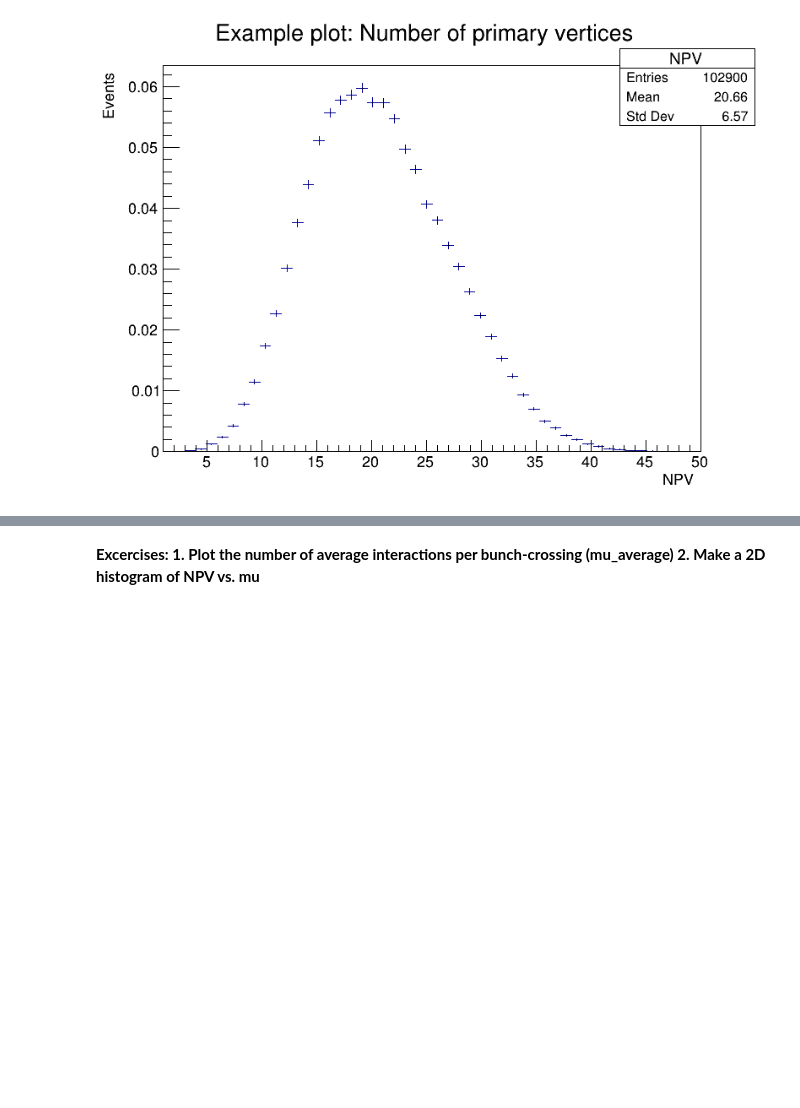
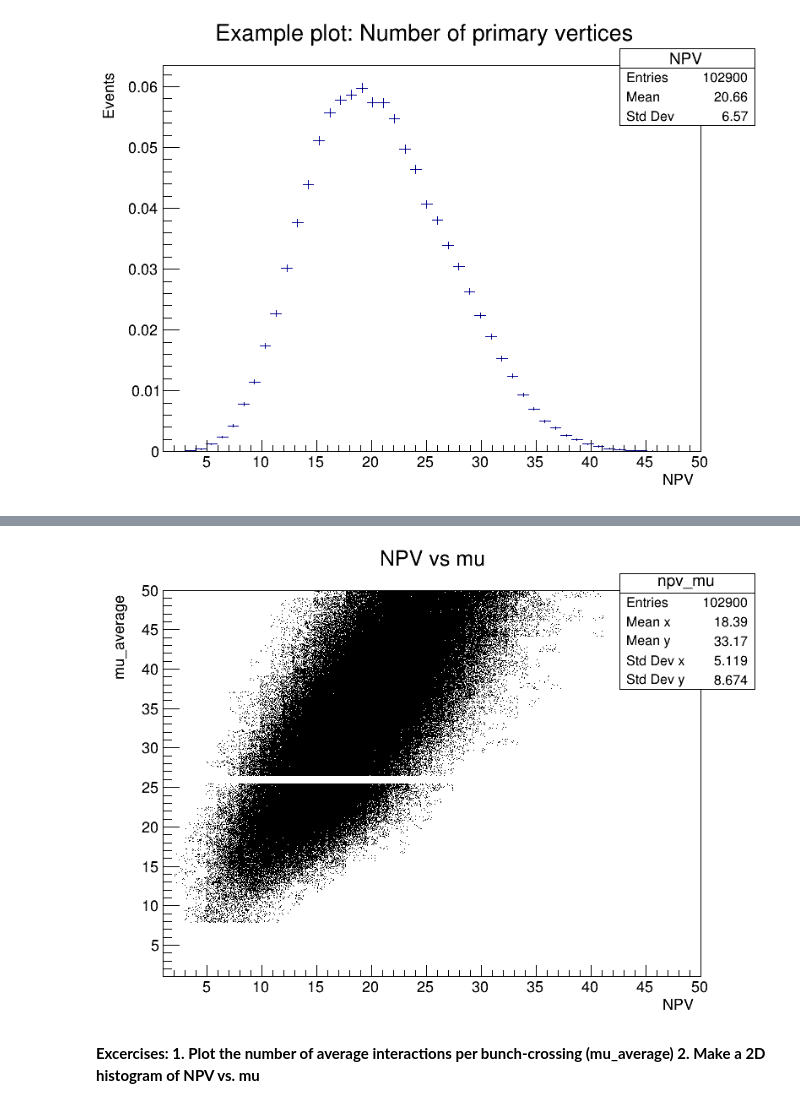
Before and after one commit to ljcaviedesb/TemasExperimental, a Jupyter notebook: Tracks_Clusters_cpp.ipynb, the cells around one changed output, grey strips where cells are left out. Saved outputs shown, nothing was run; the diff lists cells and outputs as text; code cells hidden in the pictures; blank space fills up the shorter version.

```diff
--- a/Tracks_Clusters_cpp.ipynb
+++ b/Tracks_Clusters_cpp.ipynb
@@ -92,3 +142,9 @@ canvas->Draw();
+# %%
+// Variable npv vs mu_average
+hist_npv_mu->Draw();
+canvas->Draw();
+# %% [output]
+[figure, added]
 # %% [markdown]
 <b>Excercises:
     1. Plot the number of average interactions per bunch-crossing (mu_average)
```
Also changed, not shown: parts of 21 cells of this notebook.
